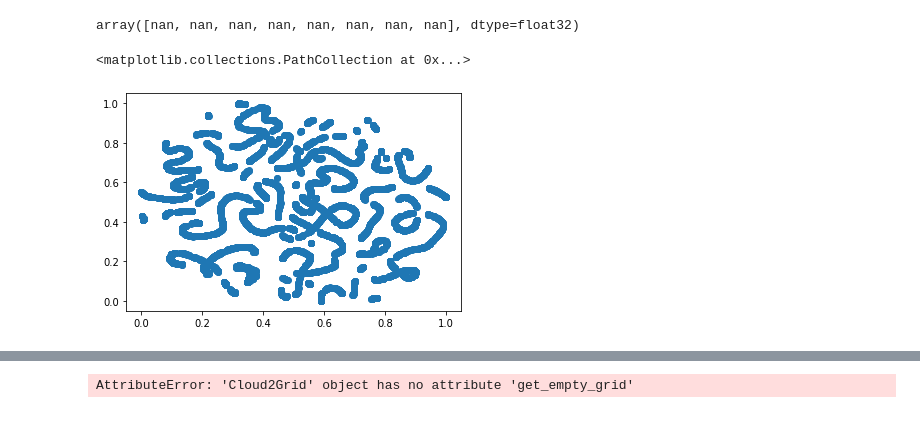
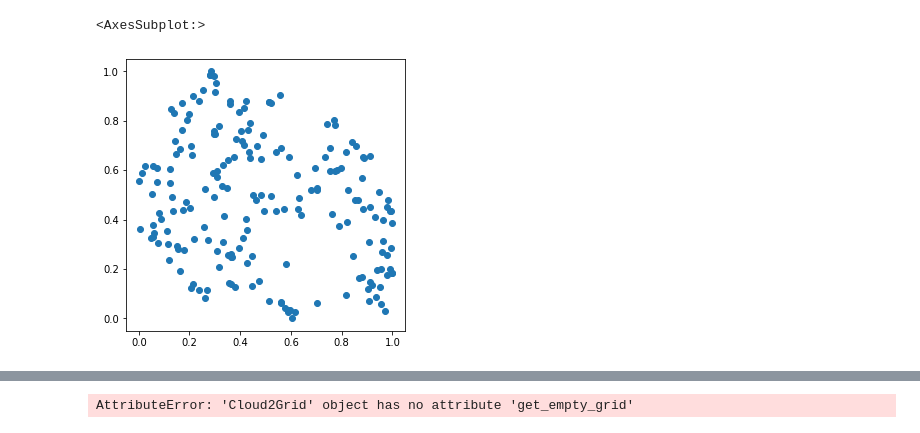
Before and after one commit to ersilia-os/griddify, a Jupyter notebook: notebooks/01_compounds_example.ipynb, the cells around one changed output, grey strips where cells are left out. Drawn from its saved outputs; the diff is of its cells as text; code cells hidden in the pictures.

```diff
--- a/notebooks/01_compounds_example.ipynb
+++ b/notebooks/01_compounds_example.ipynb
@@ -27,9 +21,0 @@ import matplotlib.pyplot as plt
-# %%
-Xc[np.where(np.isnan(Xc))]
-# %% [output]
-array([nan, nan, nan, nan, nan, nan, nan, nan], dtype=float32)
-# %%
-plt.scatter(Xc[:,0], Xc[:,1])
-# %% [output]
-<matplotlib.collections.PathCollection at 0x...>
-[figure, removed]
@@ -36,3 +24,8 @@ plt.scatter(Xc[:,0], Xc[:,1])
+# %%
+cloud_plot(Xc)
+# %% [output]
+<AxesSubplot:>
+[figure, added]
 # %%
 from griddify import Cloud2Grid
 
```
Also changed, not shown: parts of 8 cells of this notebook, 1 other file.
